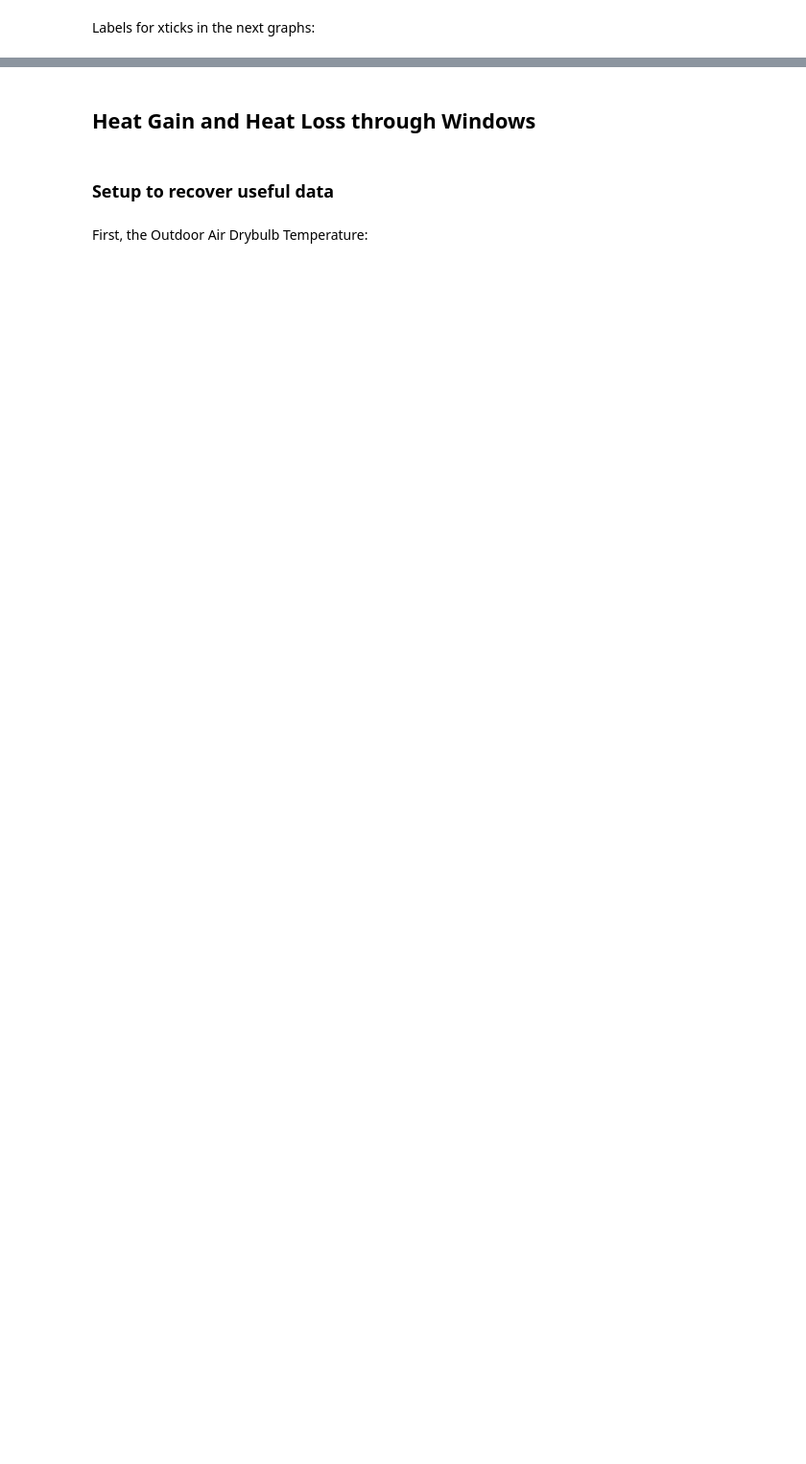
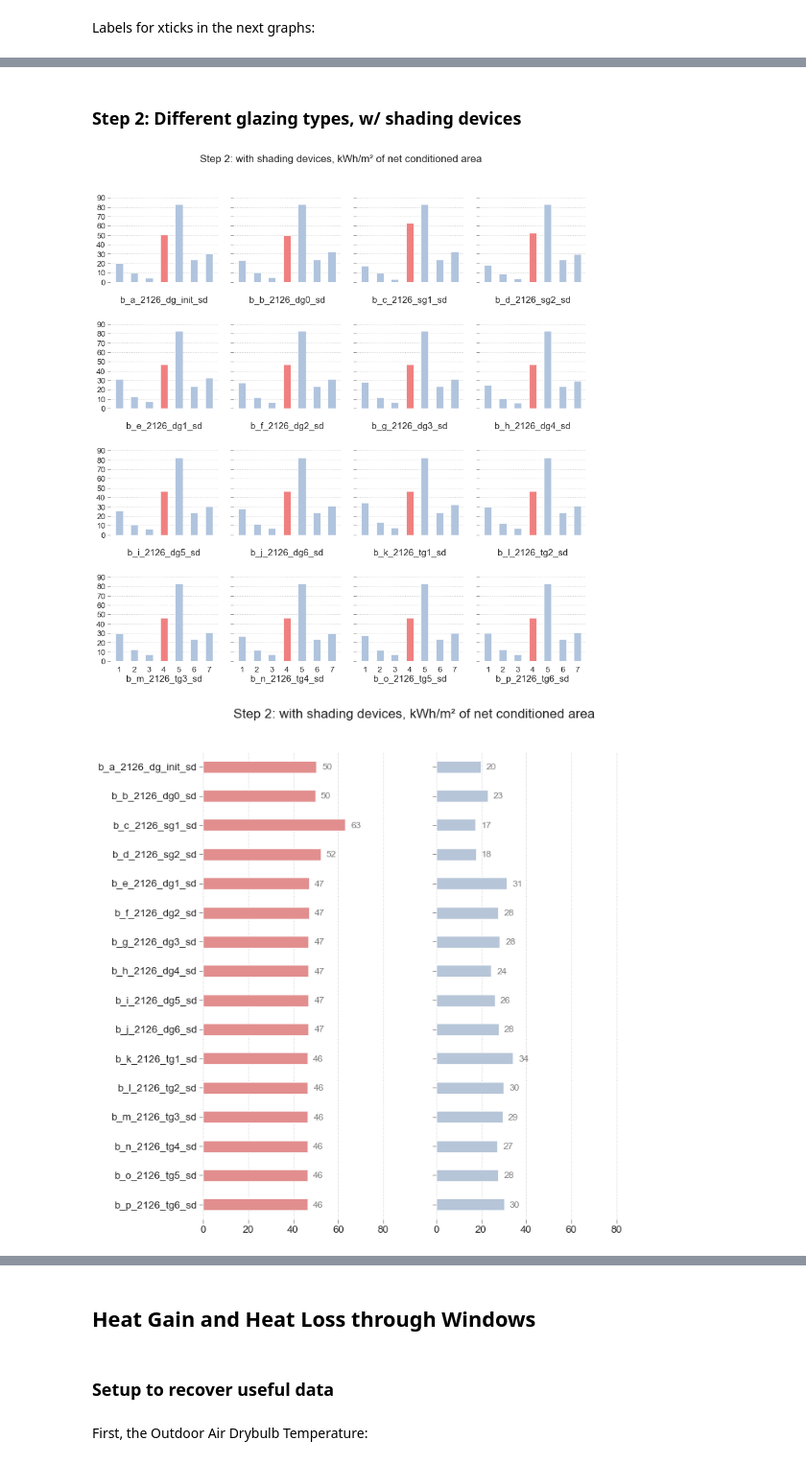
Before and after one commit to JeanSouv/LCA_IGUs, a Jupyter notebook: 01_BEM.ipynb, the cells around one changed output, grey strips where cells are left out. Shown at 96% size. Saved outputs shown, nothing was run; the diff lists cells and outputs as text; code cells hidden in the pictures; blank space fills up the shorter version.

```diff
--- a/01_BEM.ipynb
+++ b/01_BEM.ipynb
@@ -1991,0 +2378,22 @@ total_end_use_h_plot(code, 300, title)
+# %% [markdown]
+### Step 2: Different glazing types, w/ shading devices
+# %%
+code = "b"
+ylim = 90
+title = ("Step 2:" +
+         " with shading devices," +
+         " kWh/m² of net conditioned area")
+# Vertical bar chart with all end uses:
+end_use_v_plot(code, df_end_use_allsteps, ylim, title)
+
+print("\n\n")
+# Another kind of plot with heating and cooling load:
+heat_cool_h_plot(code, df_end_use_allsteps, ylim, title)
+
+print("\n\n")
+# Horizontal bar chart with total energy use,
+# w/ indications of cooling+heating load, and total hvac kind:
+total_end_use_h_plot(code, 300, title)
+# %% [output]
+[figure, added]
+[figure, added]
```
Also changed, not shown: parts of 168 cells of this notebook, 5 other files.
